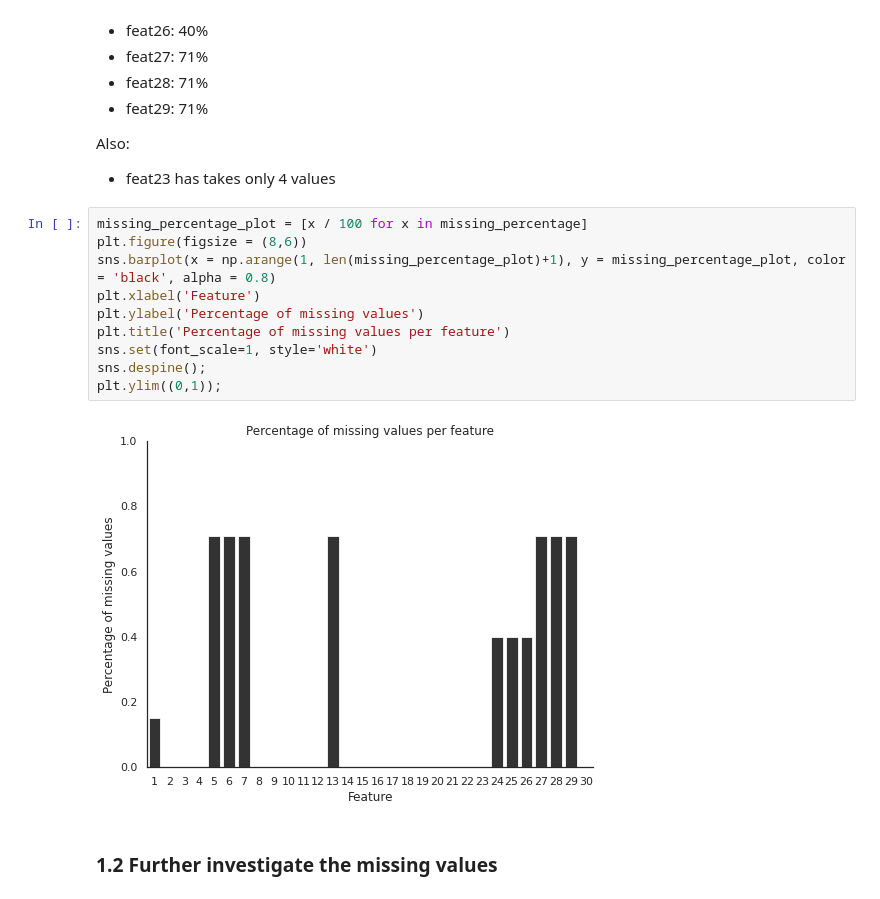
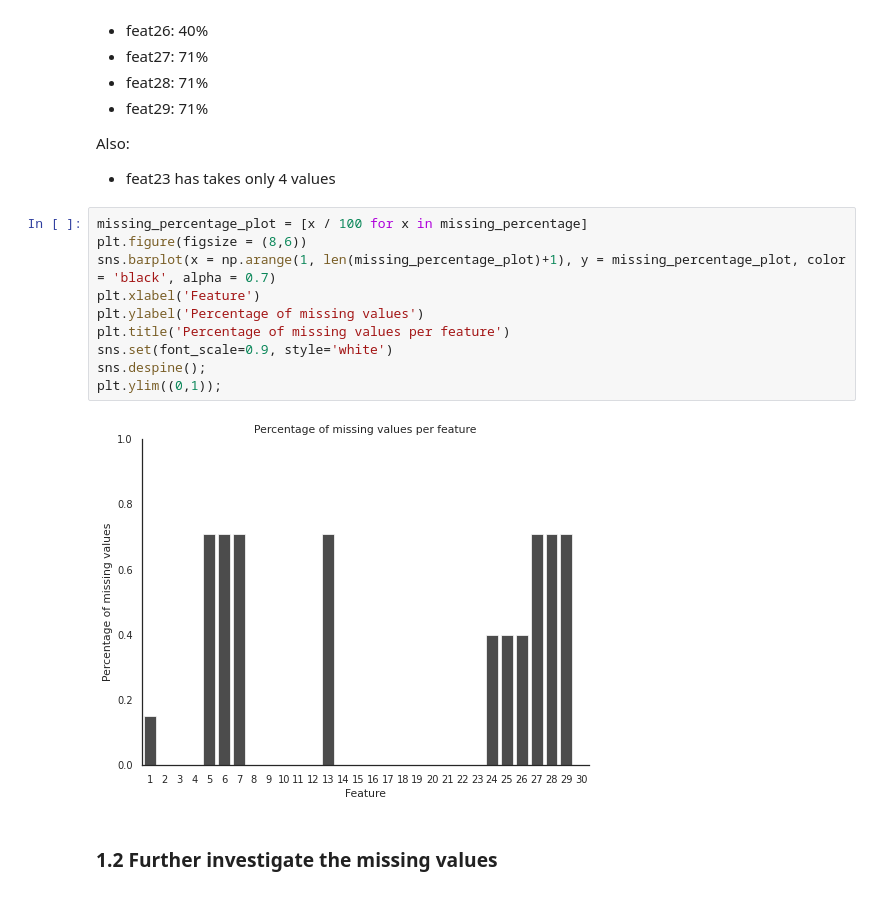
Before and after one commit to xavoliva6/ml-higgs-boson, a Jupyter notebook: project1/scripts/exploratory_data_analysis.ipynb, the cells around one changed output. Drawn from its saved outputs; the diff is of its cells as text.

```diff
--- a/project1/scripts/exploratory_data_analysis.ipynb
+++ b/project1/scripts/exploratory_data_analysis.ipynb
@@ -101,15 +96,15 @@ Also:
 # %%
 missing_percentage_plot = [x / 100 for x in missing_percentage]
 plt.figure(figsize = (8,6))
-sns.barplot(x = np.arange(1, len(missing_percentage_plot)+1), y = missing_percentage_plot, color = 'black', alpha = 0.8)
+sns.barplot(x = np.arange(1, len(missing_percentage_plot)+1), y = missing_percentage_plot, color = 'black', alpha = 0.7)
 plt.xlabel('Feature')
 plt.ylabel('Percentage of missing values')
 plt.title('Percentage of missing values per feature')
-sns.set(font_scale=1, style='white')
+sns.set(font_scale=0.9, style='white')
 sns.despine();
 plt.ylim((0,1));
 # %% [output]
-[figure, old version]
+[figure, new version]
 # %% [markdown]
 ### 1.2 Further investigate the missing values
 # %%
```
Also changed, not shown: parts of 4 cells of this notebook, 2 other files.
